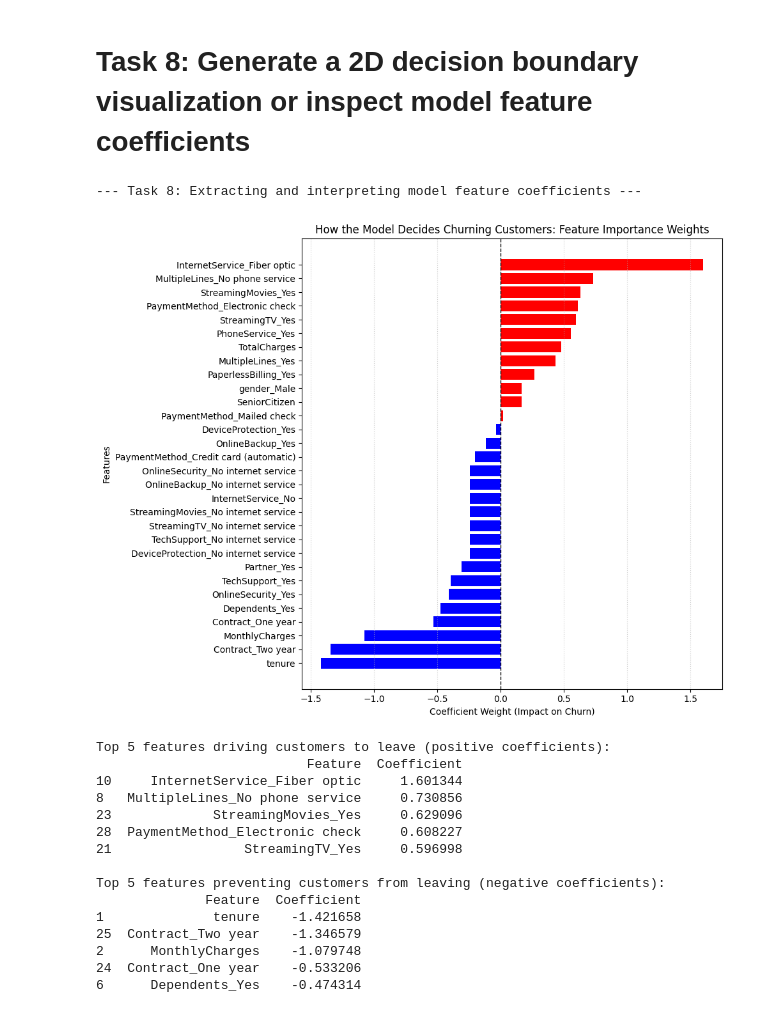
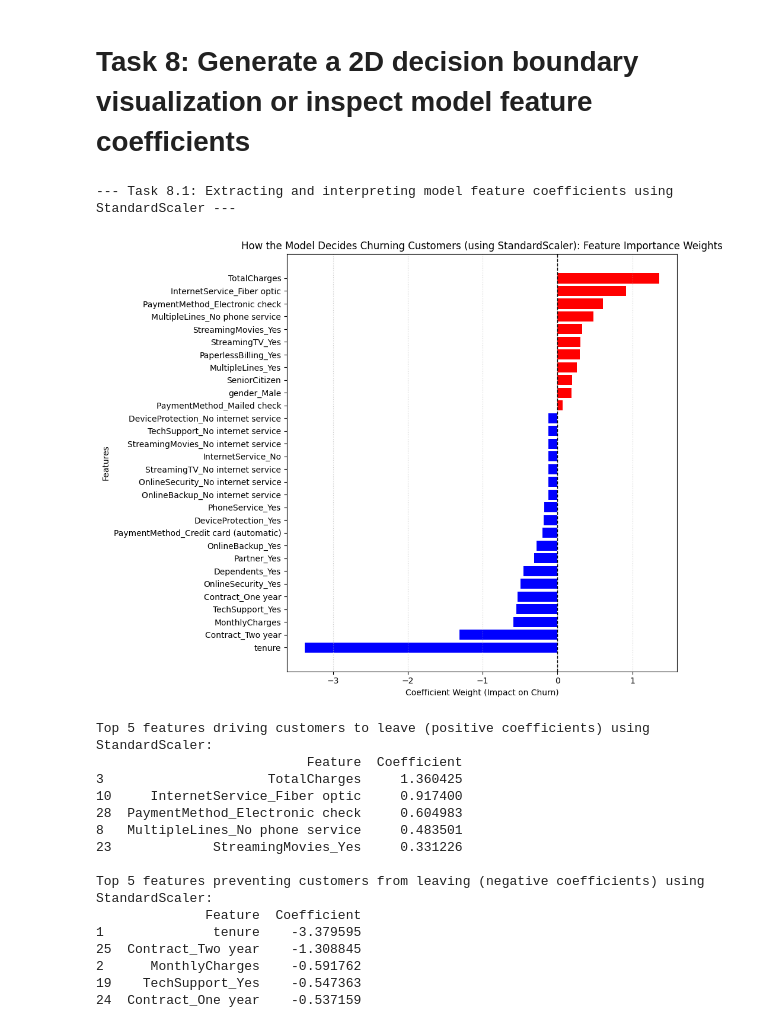
Before and after one commit to bcramp/ML, a Jupyter notebook: HW3/churn_classification.ipynb, the cells around one changed output. Saved outputs shown, nothing was run; the diff lists cells and outputs as text; code cells hidden in the pictures.

Commit message:
feat: adds StandardScaler vs MinMaxScaler code for numerical features

```diff
--- a/HW3/churn_classification.ipynb
+++ b/HW3/churn_classification.ipynb
@@ -295,16 +309,22 @@ Successfully built preprocessor pipeline!
 # Import SGDClassifier library from Scikit-Learn
 from sklearn.linear_model import SGDClassifier
 
-print("--- Task 6: Append an SGDClassifier to the final pipeline ---")
+print("--- Task 6: Append an SGDClassifier to the final pipelines ---")
 
 # Create the SGDClassifier and configure with loss='log_loss' and I will set the random seed to 100
 sgd = SGDClassifier(loss='log_loss', random_state=100)
 
-# Chain the preprocessor with the classifier for the final pipeline
-complete_pipe = Pipeline(steps=[
-    ('preprocessor', preprocessor),
+# Chain the preprocessor (StandardScaler) with the classifier for the final pipeline
+complete_pipe_standard = Pipeline(steps=[
+    ('preprocessor', preprocessor_standard),
     ('classifier', sgd)
 ])
 
-print("Successfully appended SGDClassifier to make the complete pipeline!")
+# Chain the preprocessor (MinMaxScaler) with the classifier for the final pipeline
+complete_pipe_min_max = Pipeline(steps=[
+    ('preprocessor', preprocessor_min_max),
+    ('classifier', sgd)
+])
+
+print("Successfully appended SGDClassifier to make the complete pipelines!")
 # %% [output]
@@ -404,21 +500,21 @@ ROC-AUC Score for 60/40 Training-Test Split: 0.8384
 # Task 8: Generate a 2D decision boundary visualization or inspect model feature coefficients
 # %%
 # Task 8: Generate a 2D decision boundary visualization or inspect model feature coefficients to interpret how the model separates churning customers from retained customers.
-print("--- Task 8: Extracting and interpreting model feature coefficients ---")
+print("--- Task 8.1: Extracting and interpreting model feature coefficients using StandardScaler ---")
 
 # Extracts the fitted preprocessor and classifier from the completed pipeline
-fitted_preprocessor = complete_pipe.named_steps['preprocessor']
-fitted_classifier = complete_pipe.named_steps['classifier']
+fitted_preprocessor_standard = complete_pipe_standard.named_steps['preprocessor']
+fitted_classifier_standard = complete_pipe_standard.named_steps['classifier']
 
 # Pulls the categorical feature names and finds the encoder
-cat_encoder = fitted_preprocessor.named_transformers_['cat'].named_steps['encoder']
-cat_names = cat_encoder.get_feature_names_out(cat_features).tolist()
+cat_encoder_standard = fitted_preprocessor_standard.named_transformers_['cat'].named_steps['encoder']
+cat_names_standard = cat_encoder_standard.get_feature_names_out(cat_features).tolist()
 
 # Combines all features names back together
-all_features = num_features + cat_names
+all_features = num_features + cat_names_standard
 
 # Retrieves the model weights by extracting the flat array of weights
-weights = fitted_classifier.coef_[0]
+weights = fitted_classifier_standard.coef_[0]
 
 # Builds a new frame to view/sort weights
 coef_df = pd.DataFrame({
@@ -427,50 +523,50 @@ coef_df = pd.DataFrame({
 })
 
 # Sorts the weights/coefficients by the magnitude of impact
 coef_df['Absolute_Magnitude'] = coef_df['Coefficient'].abs()
 coef_df = coef_df.sort_values(by='Coefficient', ascending=True)
 
 # Iterate through each coefficient to create colors list
 colors = []
 for coeff in coef_df['Coefficient']:
     if coeff > 0:
         colors.append('red')
     else:
         colors.append('blue')
 
 # Creates figure for the coefficients
 # Set the width of the figure to 10 and height to 8
 plt.figure(figsize=(10, 8))
 
 plt.barh(coef_df['Feature'], coef_df['Coefficient'], color=colors)
 plt.axvline(0, color='black', linestyle='--', linewidth=1)
 plt.xlabel('Coefficient Weight (Impact on Churn)')
 plt.ylabel('Features')
-plt.title('How the Model Decides Churning Customers: Feature Importance Weights')
+plt.title('How the Model Decides Churning Customers (using StandardScaler): Feature Importance Weights')
 plt.grid(True, axis='x', linestyle=':', alpha=0.6)
 plt.tight_layout()
 plt.show()
 
-print("\nTop 5 features driving customers to leave (positive coefficients):")
+print("\nTop 5 features driving customers to leave (positive coefficients) using StandardScaler:")
 print(coef_df[coef_df['Coefficient'] > 0].tail(5)[::-1][['Feature', 'Coefficient']])
 
-print("\nTop 5 features preventing customers from leaving (negative coefficients):")
+print("\nTop 5 features preventing customers from leaving (negative coefficients) using StandardScaler:")
 print(coef_df[coef_df['Coefficient'] < 0].head(5)[['Feature', 'Coefficient']])
 # %% [output]
---- Task 8: Extracting and interpreting model feature coefficients ---
+--- Task 8.1: Extracting and interpreting model feature coefficients using StandardScaler ---
-[figure, old version]
+[figure, new version]
-Top 5 features driving customers to leave (positive coefficients):
+Top 5 features driving customers to leave (positive coefficients) using StandardScaler:
                            Feature  Coefficient
-10     InternetService_Fiber optic     1.601344
-8   MultipleLines_No phone service     0.730856
-23             StreamingMovies_Yes     0.629096
-28  PaymentMethod_Electronic check     0.608227
-21                 StreamingTV_Yes     0.596998
+3                     TotalCharges     1.360425
+10     InternetService_Fiber optic     0.917400
+28  PaymentMethod_Electronic check     0.604983
+8   MultipleLines_No phone service     0.483501
+23             StreamingMovies_Yes     0.331226
 
-Top 5 features preventing customers from leaving (negative coefficients):
+Top 5 features preventing customers from leaving (negative coefficients) using StandardScaler:
               Feature  Coefficient
-1              tenure    -1.421658
-25  Contract_Two year    -1.346579
-2      MonthlyCharges    -1.079748
-24  Contract_One year    -0.533206
-6      Dependents_Yes    -0.474314
+1              tenure    -3.379595
+25  Contract_Two year    -1.308845
+2      MonthlyCharges    -0.591762
+19    TechSupport_Yes    -0.547363
+24  Contract_One year    -0.537159
```
Also changed, not shown: parts of 5 cells of this notebook.
